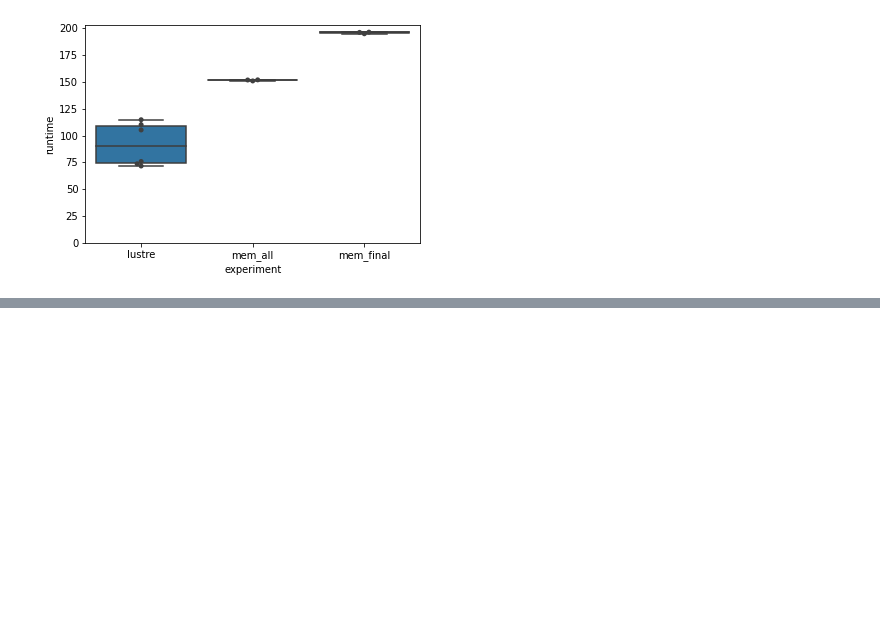
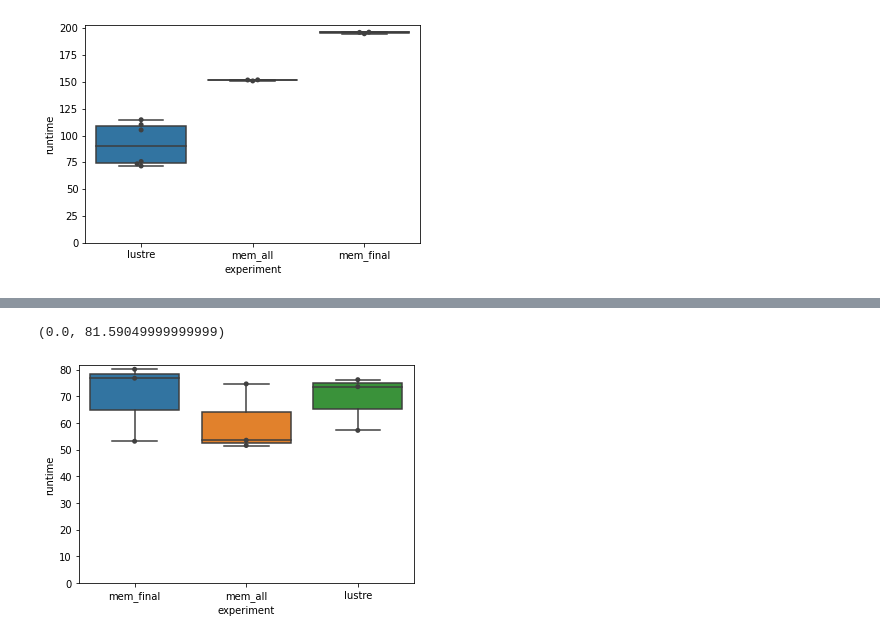
Before and after one commit to big-data-lab-team/Sea, a Jupyter notebook: experiments/incrementation/notebook/Untitled.ipynb, the cells around one changed output, grey strips where cells are left out. Drawn from its saved outputs; the diff is of its cells as text; code cells hidden in the pictures; blank space fills up the shorter version.

Commit message:
fixed access time test case and code

```diff
--- a/experiments/incrementation/notebook/Untitled.ipynb
+++ b/experiments/incrementation/notebook/Untitled.ipynb
@@ -45,0 +48,9 @@ ax.set_ylim(bottom=0)
+# %%
+multidisk = pd.read_csv("../results/multidisk_res-2.csv")
+print(multidisk)
+multidisk['flush_time'] = multidisk['flush_time'].apply(lambda x: x.split(' ')[-1])
+multidisk['flush_time_s'] = multidisk['flush_time'].apply(lambda x: float(x.strip('s').split('m')[0])*60
+                                                              if 'm' in x else float(x))
+multidisk['flush_time'] = multidisk['flush_time'].apply(lambda x: float(x.strip('s').split('m')[0]) if 'm' in x else x)
+multidisk['flush_time_s'] = multidisk['flush_time'] + multidisk['flush_time_s']
+multidisk['runtime'] = multidisk['runtime'].apply(lambda x: float(x))
@@ -45,0 +89,7 @@ ax.set_ylim(bottom=0)
+# %%
+ax = sns.boxplot(x="experiment", y="runtime", data=multidisk)
+ax = sns.swarmplot(x="experiment", y="runtime", data=multidisk, color=".25")
+ax.set_ylim(bottom=0)
+# %% [output]
+(0.0, 81.59049999999999)
+[figure, added]
```
Also changed, not shown: parts of 5 cells of this notebook, 2 other files.
